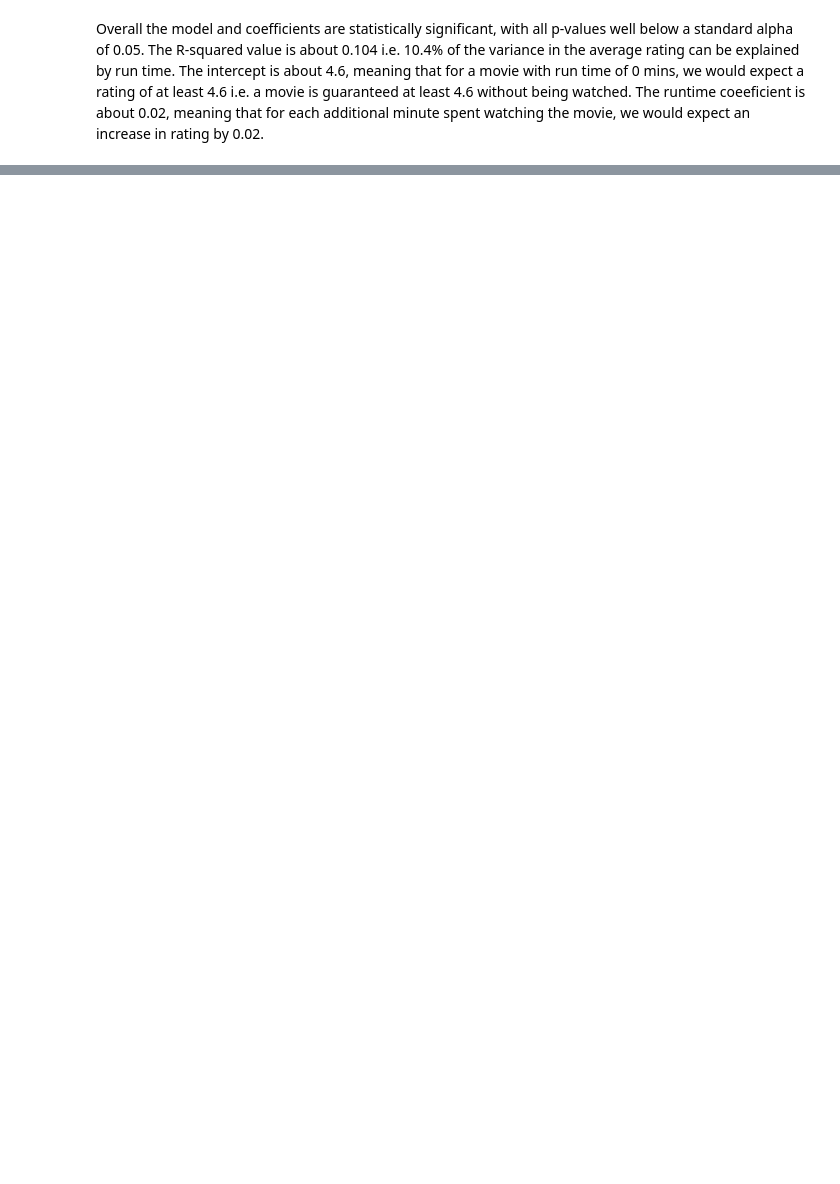
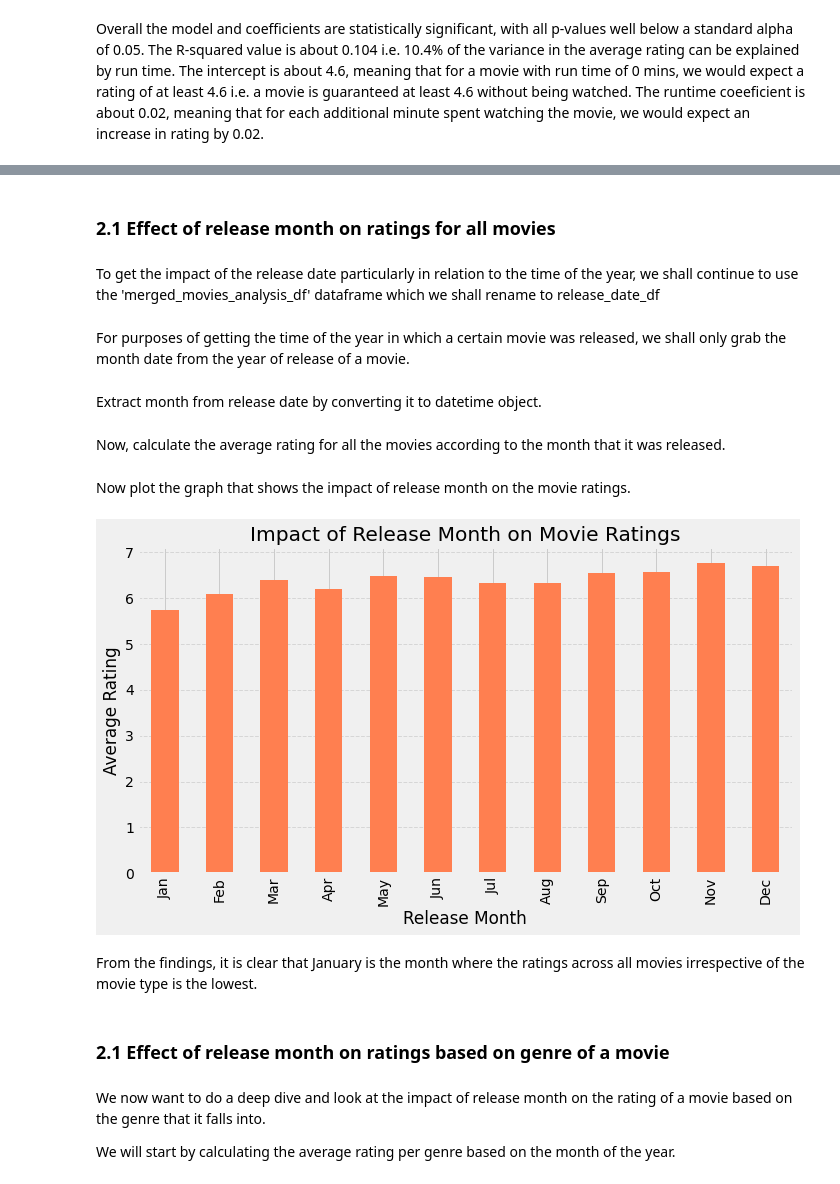
Before and after one commit to lilanhenry/phase2_group8_project, a Jupyter notebook: student.ipynb, the cells around one changed output, grey strips where cells are left out. Cells and saved outputs as stored; diff of their text form; code cells hidden in the pictures; blank space fills up the shorter version.

Commit message:
Worked on impact of release month

```diff
--- a/student.ipynb
+++ b/student.ipynb
@@ -676,0 +713,42 @@ Overall the model and coefficients are statistically significant, with all p-val
+# %% [markdown]
+### 2.1 Effect of release month on ratings for all movies
+# %% [markdown]
+To get the impact of the release date particularly in relation to the time of the year, we shall continue to use the 'merged_movies_analysis_df' dataframe which we shall rename to release_date_df
+# %%
+release_date_df = merged_movies_analysis_df
+# %% [markdown]
+For purposes of getting the time of the year in which a certain movie was released, we shall only grab the month date from the year of release of a movie.
+# %% [markdown]
+Extract month from release date by converting it to datetime object.
+# %%
+# Extract the month from release_date
+release_date_df['release_date'] = pd.to_datetime(release_date_df['release_date'], errors='coerce')
+release_date_df['release_month'] = release_date_df['release_date'].dt.month
+# %% [markdown]
+Now, calculate the average rating for all the movies according to the month that it was released.
+# %%
+# Calculate average rating per release month
+average_rating_per_month = release_date_df.groupby('release_month')['averagerating'].mean()
+# %% [markdown]
+Now plot the graph that shows the impact of release month on the movie ratings.
+# %%
+# Plotting the bar graph
+plt.figure(figsize=(10, 6))
+average_rating_per_month.plot(kind='bar', color='coral')
+plt.title('Impact of Release Month on Movie Ratings')
+plt.xlabel('Release Month')
+plt.ylabel('Average Rating')
+plt.xticks(ticks=range(12), labels=['Jan', 'Feb', 'Mar', 'Apr', 'May', 'Jun', 'Jul', 'Aug', 'Sep', 'Oct', 'Nov', 'Dec'], rotation=90)
+plt.grid(axis='y', linestyle='--', alpha=0.7)
+plt.tight_layout()
+plt.show()
+# %% [output]
+[figure, added]
+# %% [markdown]
+From the findings, it is clear that January is the month where the ratings across all movies irrespective of the movie type is the lowest.
+# %% [markdown]
+### 2.1 Effect of release month on ratings based on genre of a movie
+# %% [markdown]
+We now want to do a deep dive and look at the impact of release month on the rating of a movie based on the genre that it falls into.
+
+We will start by calculating the average rating per genre based on the month of the year.
```
Also changed, not shown: parts of 12 cells of this notebook.
